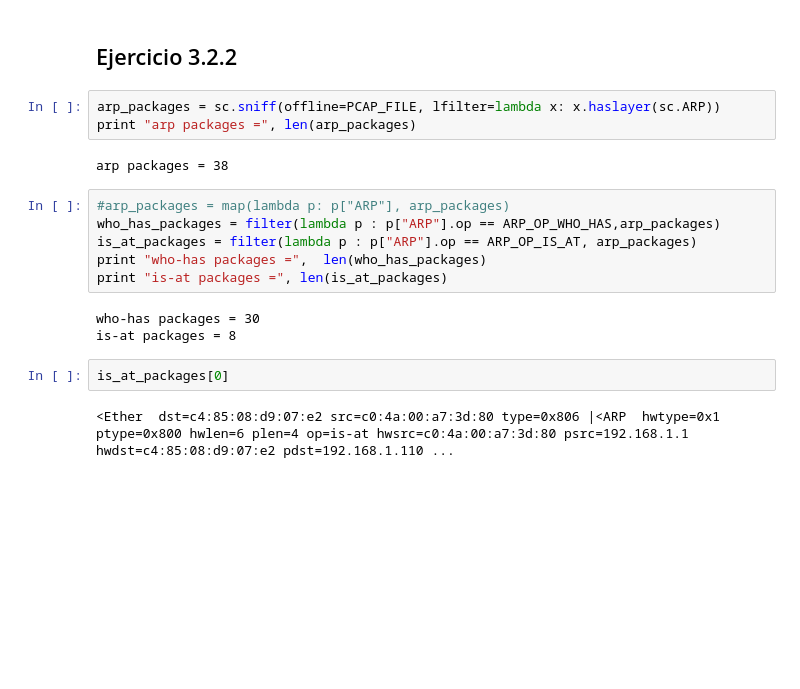
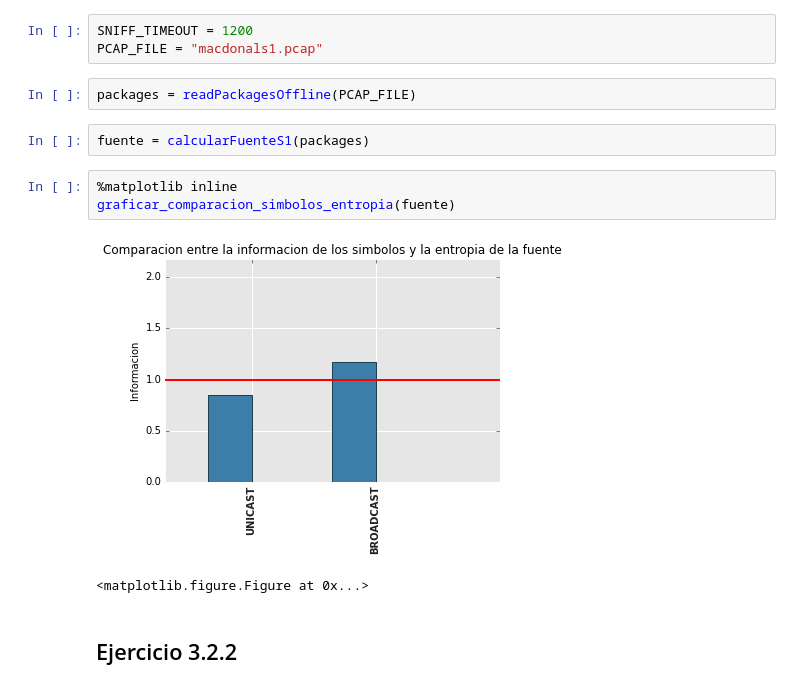
Before and after one commit to calasius/redes, a Jupyter notebook: cgauna/pruebas-scapy.ipynb, the cells around one changed output. Cells and saved outputs as stored; diff of their text form; blank space fills up the shorter version.

```diff
--- a/cgauna/pruebas-scapy.ipynb
+++ b/cgauna/pruebas-scapy.ipynb
@@ -66,20 +10,15 @@ dtype: float64
+# %%
+SNIFF_TIMEOUT = 1200
+PCAP_FILE = "macdonals1.pcap"
+# %%
+packages = readPackagesOffline(PCAP_FILE)
+# %%
+fuente = calcularFuenteS1(packages)
+# %%
+%matplotlib inline
+graficar_comparacion_simbolos_entropia(fuente)
+# %% [output]
+[figure, added]
+<matplotlib.figure.Figure at 0x...>
 # %% [markdown]
 ## Ejercicio 3.2.2
-# %%
-arp_packages = sc.sniff(offline=PCAP_FILE, lfilter=lambda x: x.haslayer(sc.ARP))
-print "arp packages =", len(arp_packages)
-# %% [output]
-arp packages = 38
-# %%
-#arp_packages = map(lambda p: p["ARP"], arp_packages)
-who_has_packages = filter(lambda p : p["ARP"].op == ARP_OP_WHO_HAS,arp_packages)
-is_at_packages = filter(lambda p : p["ARP"].op == ARP_OP_IS_AT, arp_packages)
-print "who-has packages =",  len(who_has_packages)
-print "is-at packages =", len(is_at_packages)
-# %% [output]
-who-has packages = 30
-is-at packages = 8
-# %%
-is_at_packages[0]
-# %% [output]
-<Ether  dst=c4:85:08:d9:07:e2 src=c0:4a:00:a7:3d:80 type=0x806 |<ARP  hwtype=0x1 ptype=0x800 hwlen=6 plen=4 op=is-at hwsrc=c0:4a:00:a7:3d:80 psrc=192.168.1.1 hwdst=c4:85:08:d9:07:e2 pdst=192.168.1.110 ...
```
Also changed, not shown: parts of 26 cells of this notebook, 7 other files.
